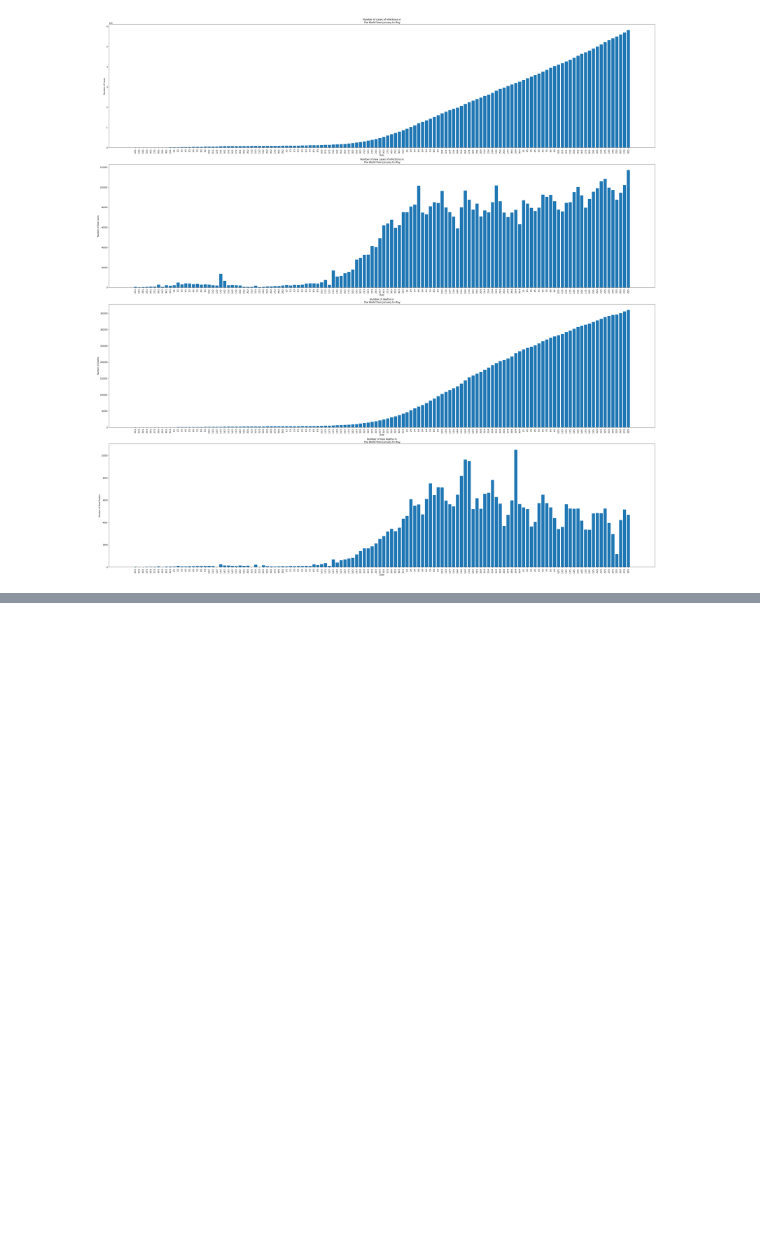
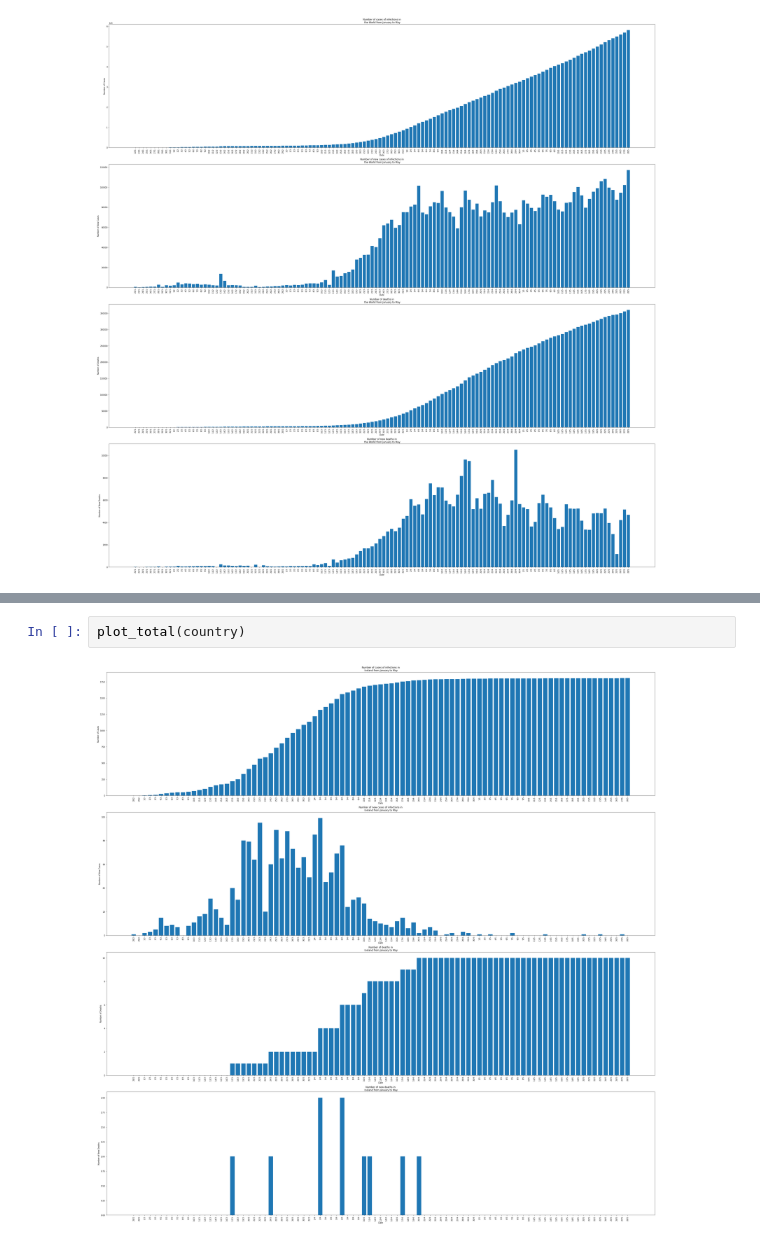
Before and after one commit to tusharsonthalia/IIT-B-Internship, a Jupyter notebook: Covid Notebooks/Global Data Analysis.ipynb, the cells around one changed output, grey strips where cells are left out. Cells and saved outputs as stored; diff of their text form; blank space fills up the shorter version.

```diff
--- a/Covid Notebooks/Global Data Analysis.ipynb
+++ b/Covid Notebooks/Global Data Analysis.ipynb
@@ -407,0 +456,4 @@ plot_total('the World', sub_group = False)
+# %%
+plot_total(country)
+# %% [output]
+[figure, added]
```
Also changed, not shown: parts of 3 cells of this notebook.
